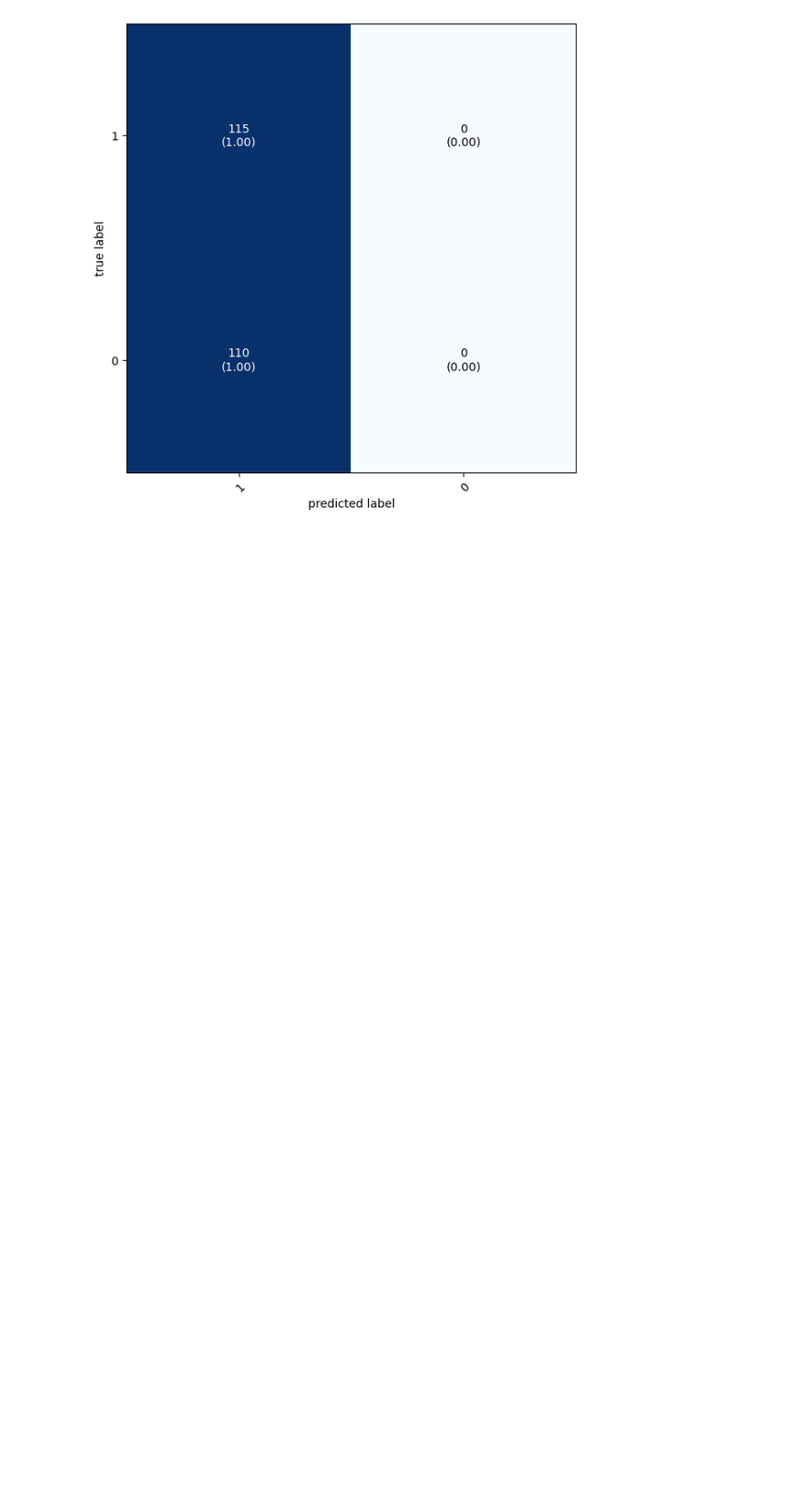
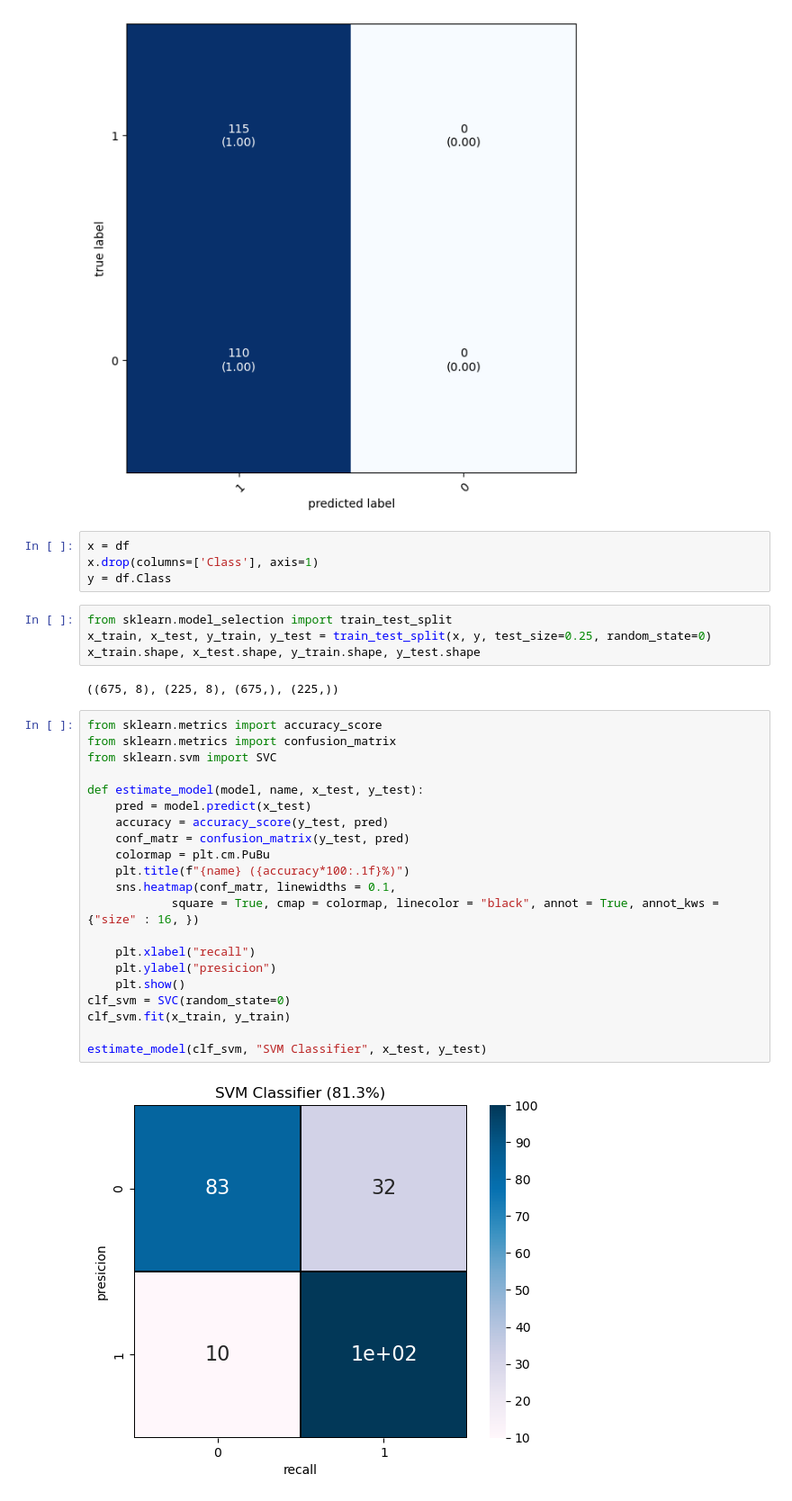
Before and after one commit to wkdguswo16/02_0915_Raisin, a Jupyter notebook: Raisin.ipynb, the cells around one changed output. Shown at 90% size. Cells and saved outputs as stored; diff of their text form; blank space fills up the shorter version.

```diff
--- a/Raisin.ipynb
+++ b/Raisin.ipynb
@@ -131,3 +131,36 @@ plt.show()
 # %% [output]
 2023-09-15 14:19:06.353081: I tensorflow/core/grappler/optimizers/custom_graph_optimizer_registry.cc:114] Plugin optimizer for device_type GPU is enabled.
 [figure]
+# %%
+x = df
+x.drop(columns=['Class'], axis=1)
+y = df.Class
+# %%
+from sklearn.model_selection import train_test_split
+x_train, x_test, y_train, y_test = train_test_split(x, y, test_size=0.25, random_state=0)
+x_train.shape, x_test.shape, y_train.shape, y_test.shape
+# %% [output]
+((675, 8), (225, 8), (675,), (225,))
+# %%
+from sklearn.metrics import accuracy_score
+from sklearn.metrics import confusion_matrix
+from sklearn.svm import SVC
+
+def estimate_model(model, name, x_test, y_test):
+    pred = model.predict(x_test)
+    accuracy = accuracy_score(y_test, pred)
+    conf_matr = confusion_matrix(y_test, pred)
+    colormap = plt.cm.PuBu
+    plt.title(f"{name} ({accuracy*100:.1f}%)")
+    sns.heatmap(conf_matr, linewidths = 0.1,
+            square = True, cmap = colormap, linecolor = "black", annot = True, annot_kws = {"size" : 16, })
+
+    plt.xlabel("recall")
+    plt.ylabel("presicion")
+    plt.show()
+clf_svm = SVC(random_state=0)
+clf_svm.fit(x_train, y_train)
+
+estimate_model(clf_svm, "SVM Classifier", x_test, y_test)
+# %% [output]
+[figure, added]
```
Also changed, not shown: parts of 9 cells of this notebook.
